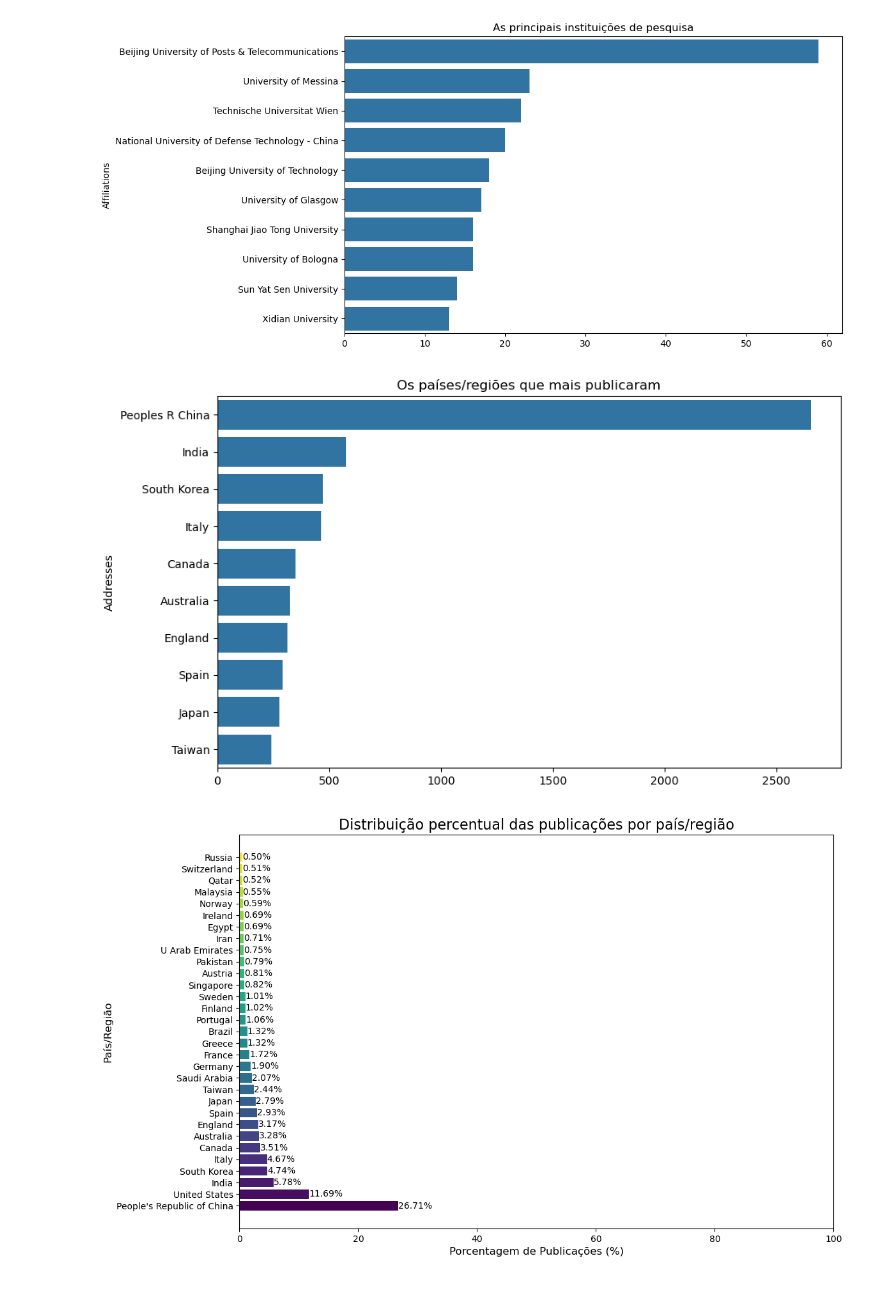
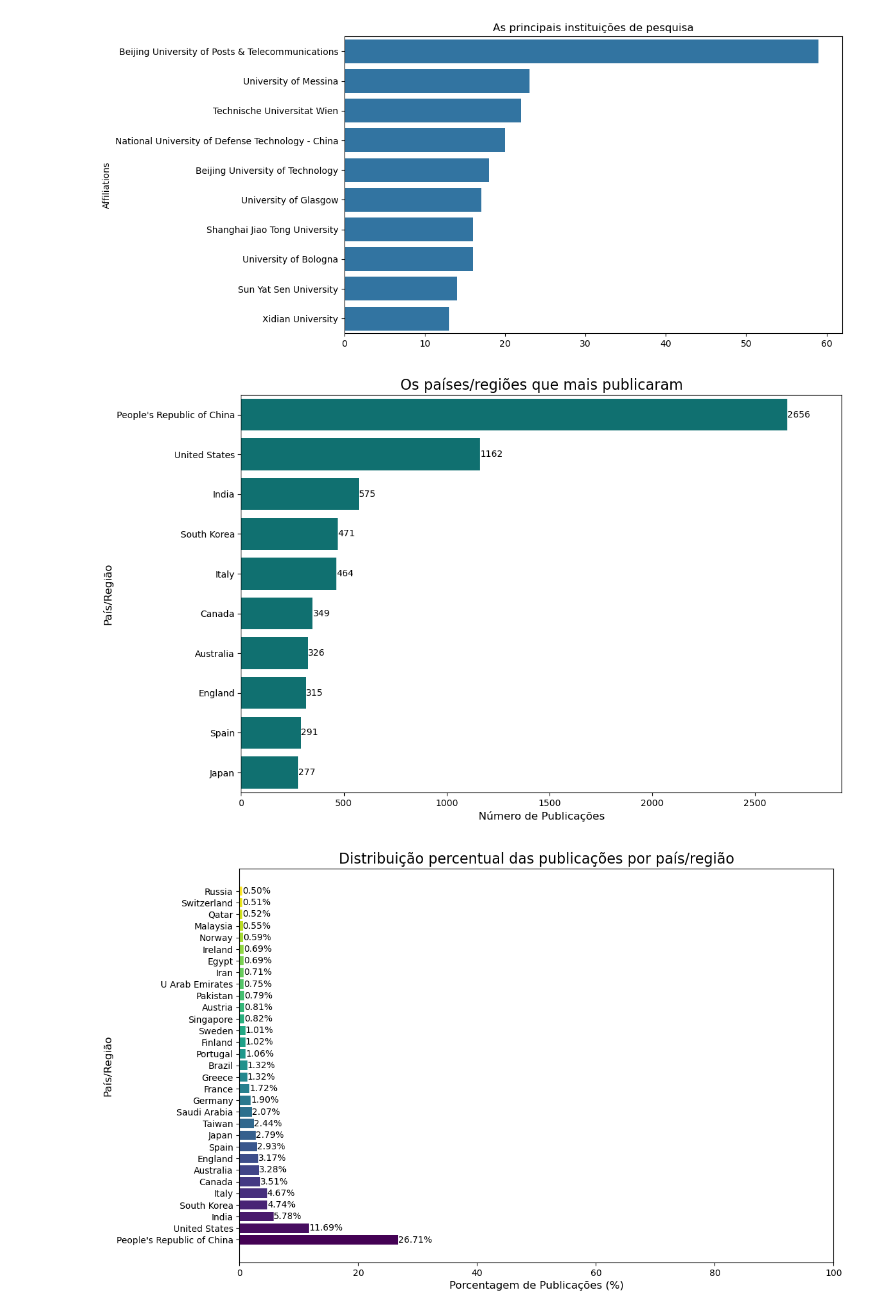
Before and after one commit to fernandoareias/literature-analysis, a Jupyter notebook: Analise.ipynb, the cells around one changed output. Saved outputs shown, nothing was run; the diff lists cells and outputs as text; code cells hidden in the pictures.

Commit message:
Updating charts

```diff
--- a/Analise.ipynb
+++ b/Analise.ipynb
@@ -254,14 +237,31 @@ Xidian University                                    13
 Name: count, dtype: int64
 [figure]
 # %%
-# 6. Os países/regiões que mais publicaram
-countries_data = df['Addresses'].fillna('').apply(lambda x: str(x).split(',')[-1].strip()).value_counts().head(10)
+def clean_country_name(name):
+    name = name.strip()
+    if 'USA' in name:
+        return 'United States'
+    if 'R China' in name:
+        return 'People\'s Republic of China'
+    return name
 
-plt.figure(figsize=(10,6))
-sns.barplot(x=countries_data.values, y=countries_data.index)
-plt.title('Os países/regiões que mais publicaram')
+countries_data = df['Addresses'].fillna('').apply(lambda x: str(x).split(',')[-1].strip())
+countries_data = countries_data.map(clean_country_name).value_counts().head(10)
+
+plt.figure(figsize=(12, 8))
+
+sns.barplot(x=countries_data.values, y=countries_data.index, color='teal')
+
+plt.title('Os países/regiões que mais publicaram', fontsize=16)
+plt.xlabel('Número de Publicações', fontsize=12)
+plt.ylabel('País/Região', fontsize=12)
+
+for index, value in enumerate(countries_data.values):
+    plt.text(value, index, f'{value}', va='center')
+
+plt.xlim(0, countries_data.max() * 1.1)
 plt.show()
 # %% [output]
-[figure, old version]
+[figure, new version]
 # %%
 countries_data = df['Addresses'].fillna('').apply(lambda x: str(x).split(',')[-1].strip()).value_counts()
```
Also changed, not shown: parts of 5 cells of this notebook.
